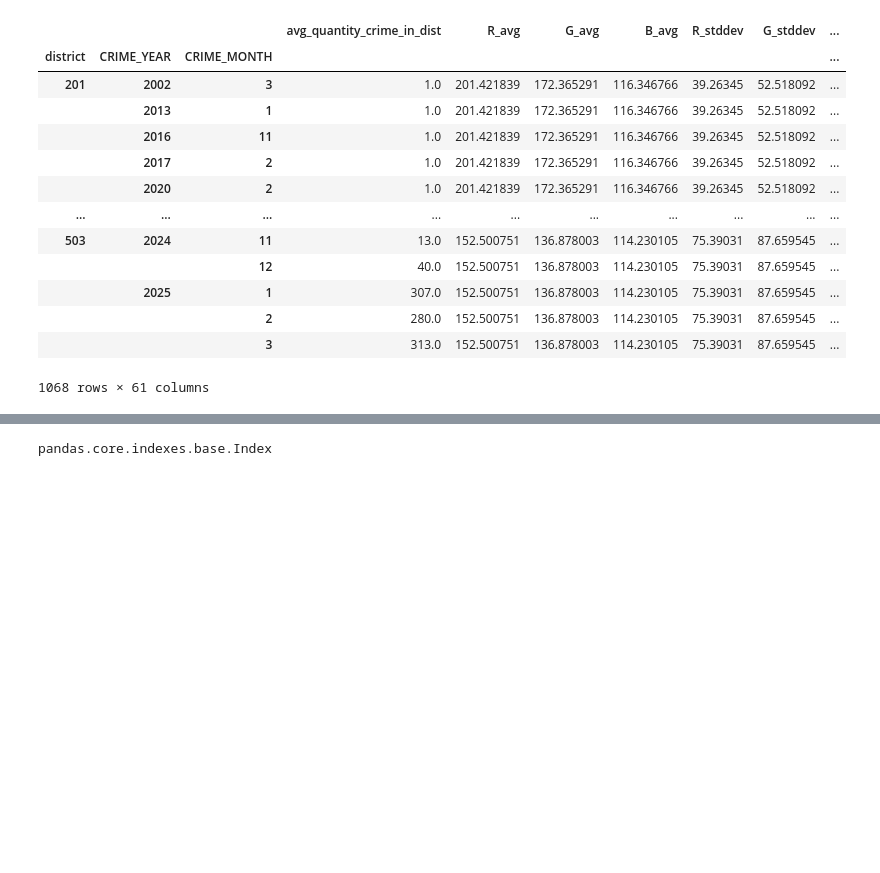
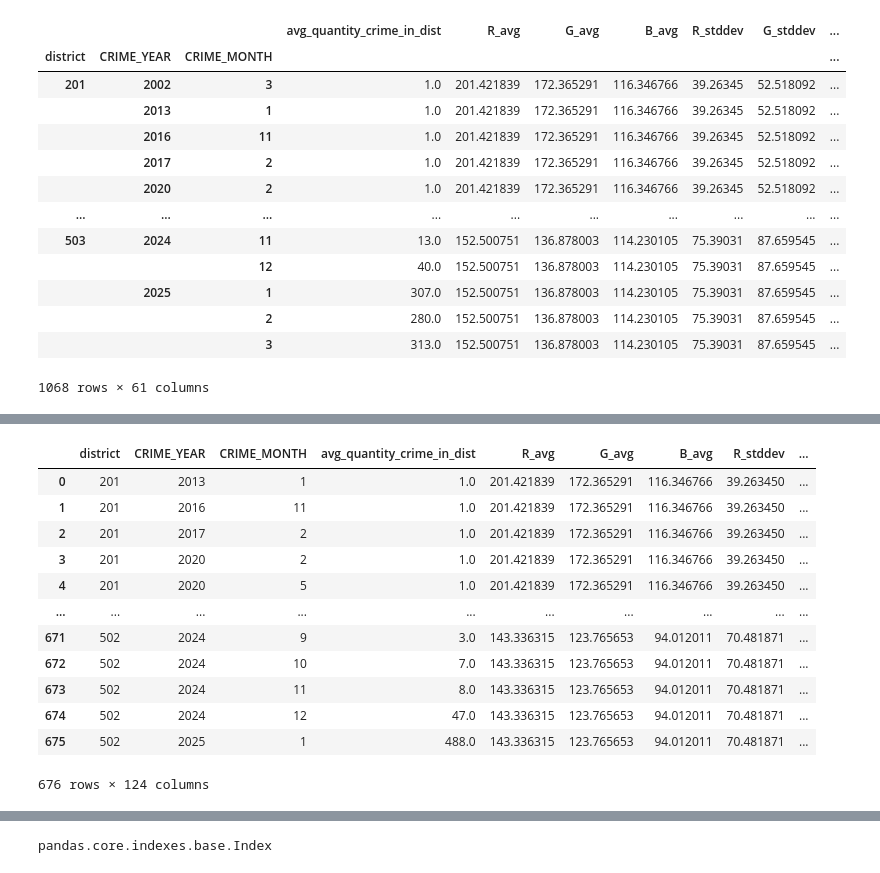
Before and after one commit to ElizabethSeth/ml_practice, a Jupyter notebook: ml_test.ipynb, the cells around one changed output, grey strips where cells are left out. Saved outputs shown, nothing was run; the diff lists cells and outputs as text; code cells hidden in the pictures; blank space fills up the shorter version.

Commit message:
train_test_split

```diff
--- a/ml_test.ipynb
+++ b/ml_test.ipynb
@@ -776,0 +836,7 @@ Index(['R_avg', 'G_avg', 'B_avg', 'R_stddev', 'G_stddev', 'B_stddev',
+# %%
+target_district_train = X["district"].drop_duplicates().sample(frac=0.7, random_state=42).reset_index(drop=True)
+X_test = X[~X["district"].isin(target_district_train)].reset_index(drop=True)
+# %%
+X_train = X[X["district"].isin(target_district_train)].reset_index(drop=True)
+X_train.drop(columns=["district"], inplace=True)
+X_test.drop(columns=["district"], inplace=True)
@@ -776,0 +846,16 @@ Index(['R_avg', 'G_avg', 'B_avg', 'R_stddev', 'G_stddev', 'B_stddev',
+# %%
+X_train
+# %% [output]
+|  | district | CRIME_YEAR | CRIME_MONTH | avg_quantity_crime_in_dist | R_avg | G_avg | B_avg | R_stddev | ... |
+| 0 | 201 | 2013 | 1 | 1.0 | 201.421839 | 172.365291 | 116.346766 | 39.263450 | ... |
+| 1 | 201 | 2016 | 11 | 1.0 | 201.421839 | 172.365291 | 116.346766 | 39.263450 | ... |
+| 2 | 201 | 2017 | 2 | 1.0 | 201.421839 | 172.365291 | 116.346766 | 39.263450 | ... |
+| 3 | 201 | 2020 | 2 | 1.0 | 201.421839 | 172.365291 | 116.346766 | 39.263450 | ... |
+| 4 | 201 | 2020 | 5 | 1.0 | 201.421839 | 172.365291 | 116.346766 | 39.263450 | ... |
+| ... | ... | ... | ... | ... | ... | ... | ... | ... | ... |
+| 671 | 502 | 2024 | 9 | 3.0 | 143.336315 | 123.765653 | 94.012011 | 70.481871 | ... |
+| 672 | 502 | 2024 | 10 | 7.0 | 143.336315 | 123.765653 | 94.012011 | 70.481871 | ... |
+| 673 | 502 | 2024 | 11 | 8.0 | 143.336315 | 123.765653 | 94.012011 | 70.481871 | ... |
+| 674 | 502 | 2024 | 12 | 47.0 | 143.336315 | 123.765653 | 94.012011 | 70.481871 | ... |
+| 675 | 502 | 2025 | 1 | 488.0 | 143.336315 | 123.765653 | 94.012011 | 70.481871 | ... |
+676 rows × 124 columns
```
Also changed, not shown: parts of 19 cells of this notebook, 4 other files.
